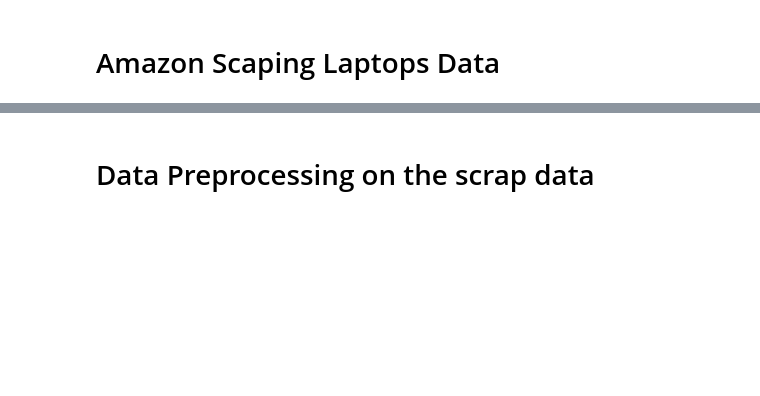
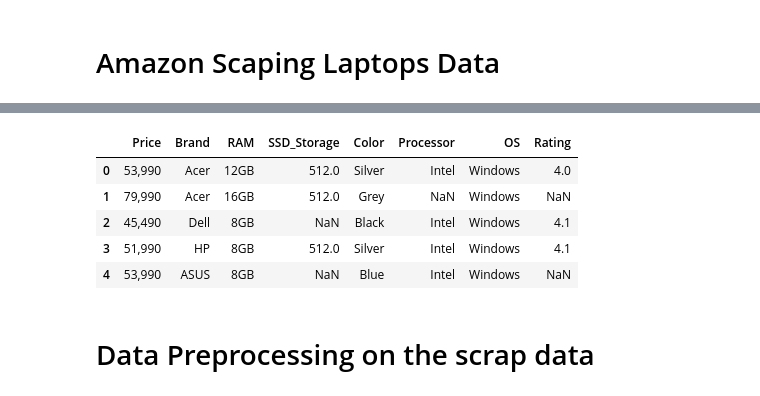
Before and after one commit to sumitsartale4952/Study-_materials, a Jupyter notebook: Scraping_Data_From_Amazon.ipynb, the cells around one changed output, grey strips where cells are left out. Cells and saved outputs as stored; diff of their text form; code cells hidden in the pictures; blank space fills up the shorter version.

```diff
--- a/Scraping_Data_From_Amazon.ipynb
+++ b/Scraping_Data_From_Amazon.ipynb
@@ -249,3 +192,15 @@ df.head()
+# %%
+#
+
+df  = pd.read_csv("amazon_laptops.csv")
+df.head()
+# %% [output]
+|  | Price | Brand | RAM | SSD_Storage | Color | Processor | OS | Rating |
+| 0 | 53,990 | Acer | 12GB | 512.0 | Silver | Intel | Windows | 4.0 |
+| 1 | 79,990 | Acer | 16GB | 512.0 | Grey | NaN | Windows | NaN |
+| 2 | 45,490 | Dell | 8GB | NaN | Black | Intel | Windows | 4.1 |
+| 3 | 51,990 | HP | 8GB | 512.0 | Silver | Intel | Windows | 4.1 |
+| 4 | 53,990 | ASUS | 8GB | NaN | Blue | Intel | Windows | NaN |
 # %% [markdown]
 # Data Preprocessing on the scrap data
 # %%
```
Also changed, not shown: parts of 34 cells of this notebook.
